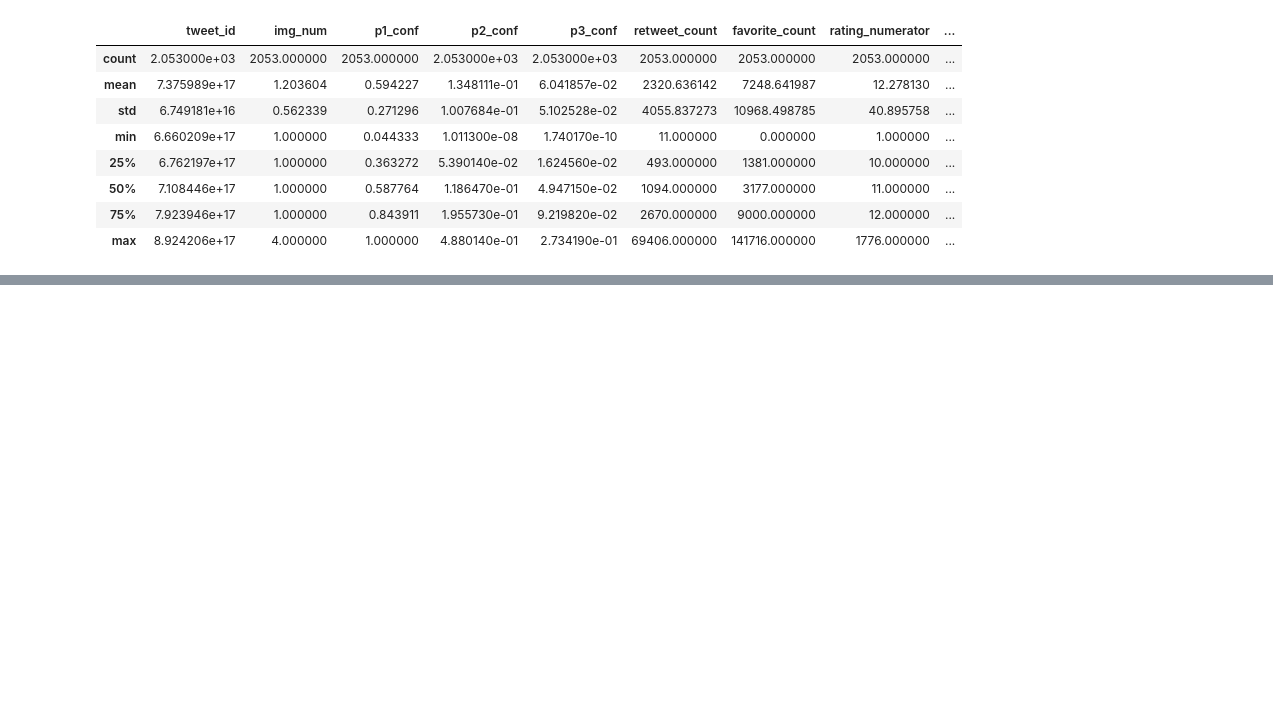
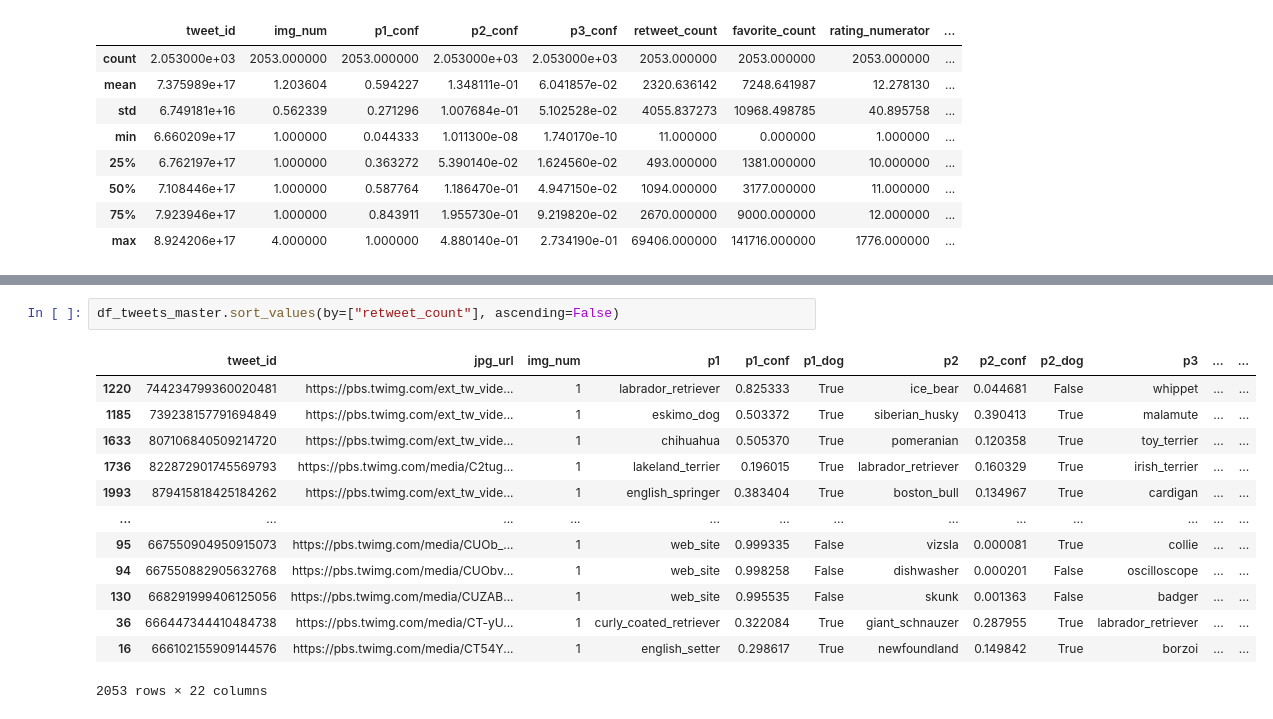
Before and after one commit to ismailomodara/we-rate-dogs, a Jupyter notebook: Wrangle_Act.ipynb, the cells around one changed output, grey strips where cells are left out. Cells and saved outputs as stored; diff of their text form; blank space fills up the shorter version.

```diff
--- a/Wrangle_Act.ipynb
+++ b/Wrangle_Act.ipynb
@@ -849,0 +840,16 @@ df_tweets_master.head()
+# %%
+df_tweets_master.sort_values(by=["retweet_count"], ascending=False)
+# %% [output]
+|  | tweet_id | jpg_url | img_num | p1 | p1_conf | p1_dog | p2 | p2_conf | p2_dog | p3 | ... | ... |
+| 1220 | 744234799360020481 | https://pbs.twimg.com/ext_tw_vide... | 1 | labrador_retriever | 0.825333 | True | ice_bear | 0.044681 | False | whippet | ... | ... |
+| 1185 | 739238157791694849 | https://pbs.twimg.com/ext_tw_vide... | 1 | eskimo_dog | 0.503372 | True | siberian_husky | 0.390413 | True | malamute | ... | ... |
+| 1633 | 807106840509214720 | https://pbs.twimg.com/ext_tw_vide... | 1 | chihuahua | 0.505370 | True | pomeranian | 0.120358 | True | toy_terrier | ... | ... |
+| 1736 | 822872901745569793 | https://pbs.twimg.com/media/C2tug... | 1 | lakeland_terrier | 0.196015 | True | labrador_retriever | 0.160329 | True | irish_terrier | ... | ... |
+| 1993 | 879415818425184262 | https://pbs.twimg.com/ext_tw_vide... | 1 | english_springer | 0.383404 | True | boston_bull | 0.134967 | True | cardigan | ... | ... |
+| ... | ... | ... | ... | ... | ... | ... | ... | ... | ... | ... | ... | ... |
+| 95 | 667550904950915073 | https://pbs.twimg.com/media/CUOb_... | 1 | web_site | 0.999335 | False | vizsla | 0.000081 | True | collie | ... | ... |
+| 94 | 667550882905632768 | https://pbs.twimg.com/media/CUObv... | 1 | web_site | 0.998258 | False | dishwasher | 0.000201 | False | oscilloscope | ... | ... |
+| 130 | 668291999406125056 | https://pbs.twimg.com/media/CUZAB... | 1 | web_site | 0.995535 | False | skunk | 0.001363 | False | badger | ... | ... |
+| 36 | 666447344410484738 | https://pbs.twimg.com/media/CT-yU... | 1 | curly_coated_retriever | 0.322084 | True | giant_schnauzer | 0.287955 | True | labrador_retriever | ... | ... |
+| 16 | 666102155909144576 | https://pbs.twimg.com/media/CT54Y... | 1 | english_setter | 0.298617 | True | newfoundland | 0.149842 | True | borzoi | ... | ... |
+2053 rows × 22 columns
```
Also changed, not shown: parts of 11 cells of this notebook, 4 other files.
